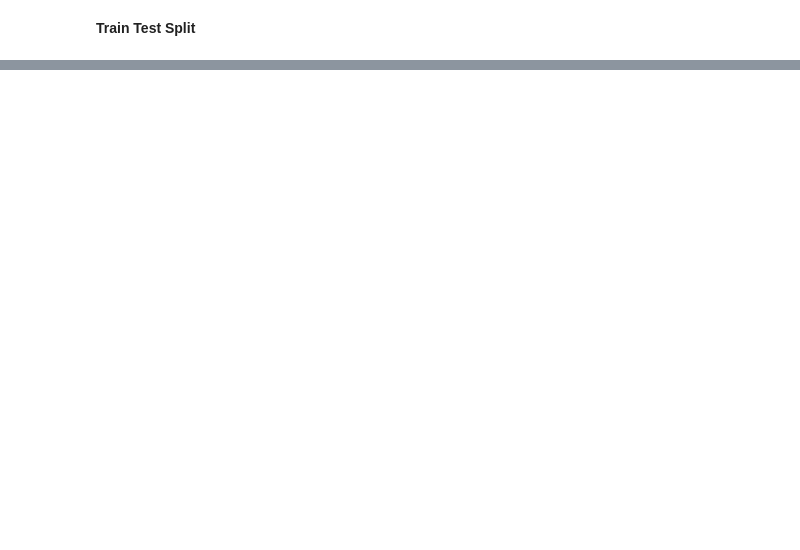
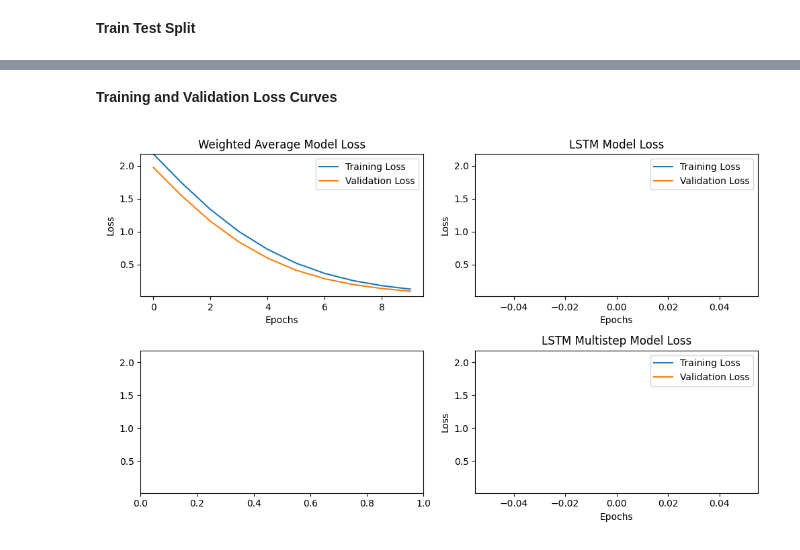
Before and after one commit to ArnavTapadia/emili_TimeSeriesPredictor, a Jupyter notebook: time_series_predictor/Notebooks/Random_Sine_Prediction.ipynb, the cells around one changed output, grey strips where cells are left out. Saved outputs shown, nothing was run; the diff lists cells and outputs as text; code cells hidden in the pictures; blank space fills up the shorter version.

Commit message:
able to train and plot

```diff
--- a/time_series_predictor/Notebooks/Random_Sine_Prediction.ipynb
+++ b/time_series_predictor/Notebooks/Random_Sine_Prediction.ipynb
@@ -38,7 +43,7 @@ delta_t = 0.01 # time between samples
 assert timesteps == lookback + forecast
 
 nFunctions = 1000
-noise_lvl = 0
+noise_lvl = 0.1
 
 print(f'Time between each sample is {delta_t}')
 print(f'Number of seconds per function is {delta_t*(lookback+forecast)}')
@@ -153,0 +224,63 @@ xTr,yTr,xTe,yTe = train_test_split(data=data,lookback_period=lookback,forecast_p
+# %% [markdown]
+**Training and Validation Loss Curves**
+# %%
+# Plot training and validation loss curves for the Weighted Average Model
+plt.figure(figsize=(10, 6))
+
+# Weighted Average Model loss curves
+plt.subplot(2, 2, 1)
+plt.plot(weighted_average_train_loss, label='Training Loss')
+plt.plot(weighted_average_val_loss, label='Validation Loss')
+plt.title("Weighted Average Model Loss")
+plt.xlabel("Epochs")
+plt.ylabel("Loss")
+plt.legend()
+
+# LSTM Model loss curves
+plt.subplot(2, 2, 2)
+plt.plot(lstm_train_loss, label='Training Loss')
+plt.plot(lstm_val_loss, label='Validation Loss')
+plt.title("LSTM Model Loss")
+plt.xlabel("Epochs")
+plt.ylabel("Loss")
+plt.legend()
+
+# LSTM recursive Model loss curves
+# plt.subplot(2, 2, 3)
+# plt.plot(lstm_recursive_train_loss, label='Training Loss')
+# plt.plot(lstm_recursive_val_loss, label='Validation Loss')
+# plt.title("Recursive Prediction Trained LSTM Model Loss")
+# plt.xlabel("Epochs")
+# plt.ylabel("Loss")
+# plt.legend()
+
+plt.subplot(2, 2, 4)
+plt.plot(lstm_multistep_train_loss, label='Training Loss')
+plt.plot(lstm_multistep_val_loss, label='Validation Loss')
+plt.title("LSTM Multistep Model Loss")
+plt.xlabel("Epochs")
+plt.ylabel("Loss")
+plt.legend()
+
+# Set the same y-axis limits for both plots
+y_min = min(min(weighted_average_train_loss), min(weighted_average_val_loss),
+            min(lstm_train_loss), min(lstm_val_loss))
+y_max = max(max(weighted_average_train_loss), max(weighted_average_val_loss),
+            max(lstm_train_loss), max(lstm_val_loss))
+
+plt.subplot(2, 2, 1)
+plt.ylim([y_min,y_max])  # Set y-axis limits for the first plot
+
+plt.subplot(2, 2, 2)
+plt.ylim([y_min,y_max])  # Set y-axis limits for the second plot
+
+plt.subplot(2, 2, 3)
+plt.ylim([y_min,y_max])  # Set y-axis limits for the second plot
+
+plt.subplot(2, 2, 4)
+plt.ylim([y_min,y_max])  # Set y-axis limits for the second plot
+
+plt.tight_layout()
+plt.show()
+# %% [output]
+[figure, added]
```
Also changed, not shown: parts of 7 cells of this notebook.
